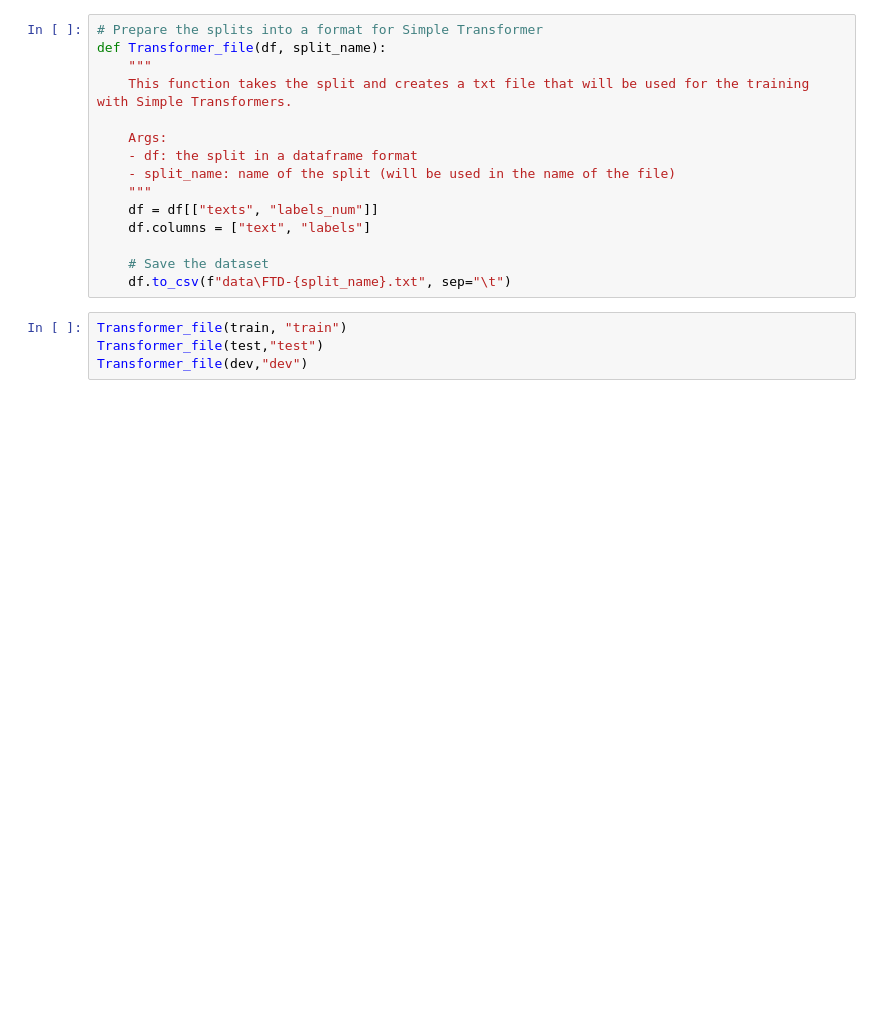
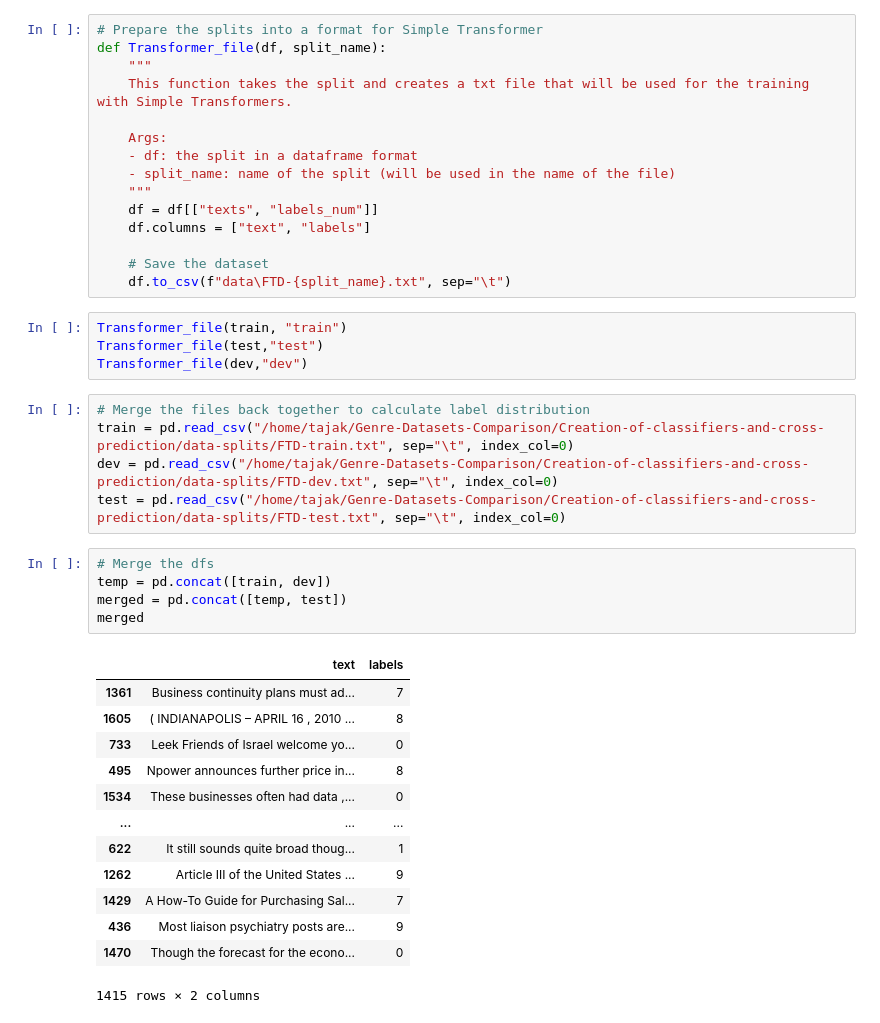
Before and after one commit to TajaKuzman/Genre-Datasets-Comparison, a Jupyter notebook: Creation-of-classifiers-and-cross-prediction/data-preparation-code/1-Data-Preparation-FTD.ipynb, the cells around one changed output. Drawn from its saved outputs; the diff is of its cells as text; blank space fills up the shorter version.

```diff
--- a/Creation-of-classifiers-and-cross-prediction/data-preparation-code/1-Data-Preparation-FTD.ipynb
+++ b/Creation-of-classifiers-and-cross-prediction/data-preparation-code/1-Data-Preparation-FTD.ipynb
@@ -340,3 +340,27 @@ def Transformer_file(df, split_name):
 Transformer_file(train, "train")
 Transformer_file(test,"test")
 Transformer_file(dev,"dev")
+# %%
+# Merge the files back together to calculate label distribution
+train = pd.read_csv("/home/tajak/Genre-Datasets-Comparison/Creation-of-classifiers-and-cross-prediction/data-splits/FTD-train.txt", sep="\t", index_col=0)
+dev = pd.read_csv("/home/tajak/Genre-Datasets-Comparison/Creation-of-classifiers-and-cross-prediction/data-splits/FTD-dev.txt", sep="\t", index_col=0)
+test = pd.read_csv("/home/tajak/Genre-Datasets-Comparison/Creation-of-classifiers-and-cross-prediction/data-splits/FTD-test.txt", sep="\t", index_col=0)
+# %%
+# Merge the dfs
+temp = pd.concat([train, dev])
+merged = pd.concat([temp, test])
+merged
+# %% [output]
+|  | text | labels |
+| 1361 | Business continuity plans must ad... | 7 |
+| 1605 | ( INDIANAPOLIS – APRIL 16 , 2010 ... | 8 |
+| 733 | Leek Friends of Israel welcome yo... | 0 |
+| 495 | Npower announces further price in... | 8 |
+| 1534 | These businesses often had data ,... | 0 |
+| ... | ... | ... |
+| 622 | It still sounds quite broad thoug... | 1 |
+| 1262 | Article III of the United States ... | 9 |
+| 1429 | A How-To Guide for Purchasing Sal... | 7 |
+| 436 | Most liaison psychiatry posts are... | 9 |
+| 1470 | Though the forecast for the econo... | 0 |
+1415 rows × 2 columns
```
Also changed, not shown: parts of 5 cells of this notebook, 1 other file.
